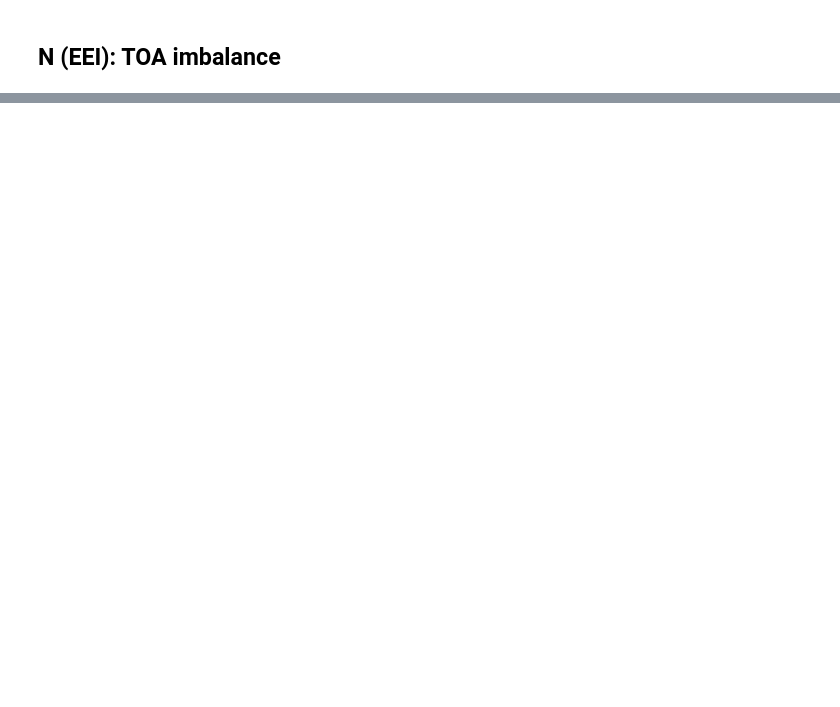
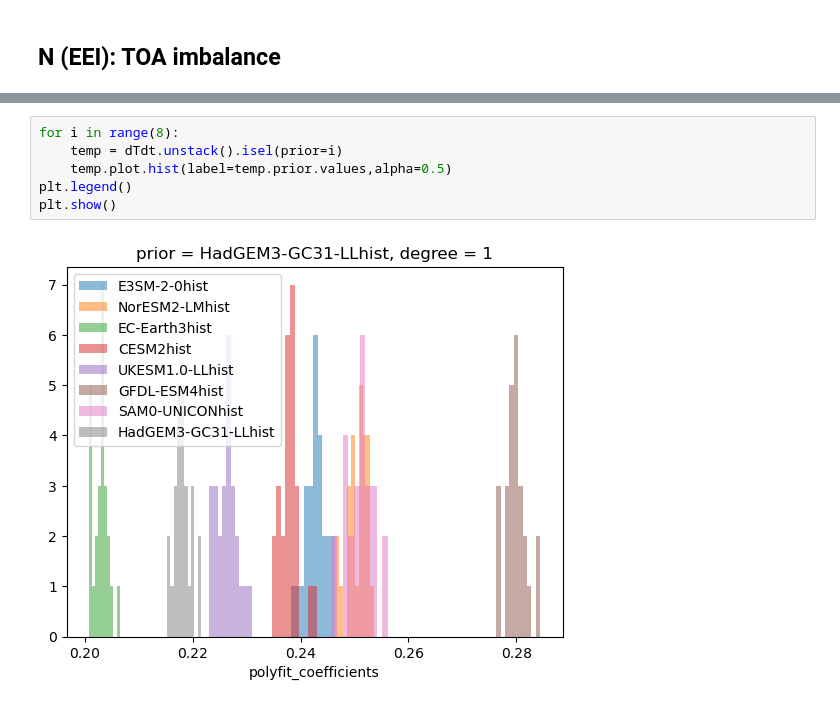
Before and after one commit to vtcooper/bayecs, a Jupyter notebook: grl_eei.ipynb, the cells around one changed output, grey strips where cells are left out. Drawn from its saved outputs; the diff is of its cells as text; blank space fills up the shorter version.

```diff
--- a/grl_eei.ipynb
+++ b/grl_eei.ipynb
@@ -65,0 +226,8 @@ plt.show()
+# %%
+for i in range(8):
+    temp = dTdt.unstack().isel(prior=i)
+    temp.plot.hist(label=temp.prior.values,alpha=0.5)
+plt.legend()
+plt.show()
+# %% [output]
+[figure, added]
```
Also changed, not shown: parts of 28 cells of this notebook.
